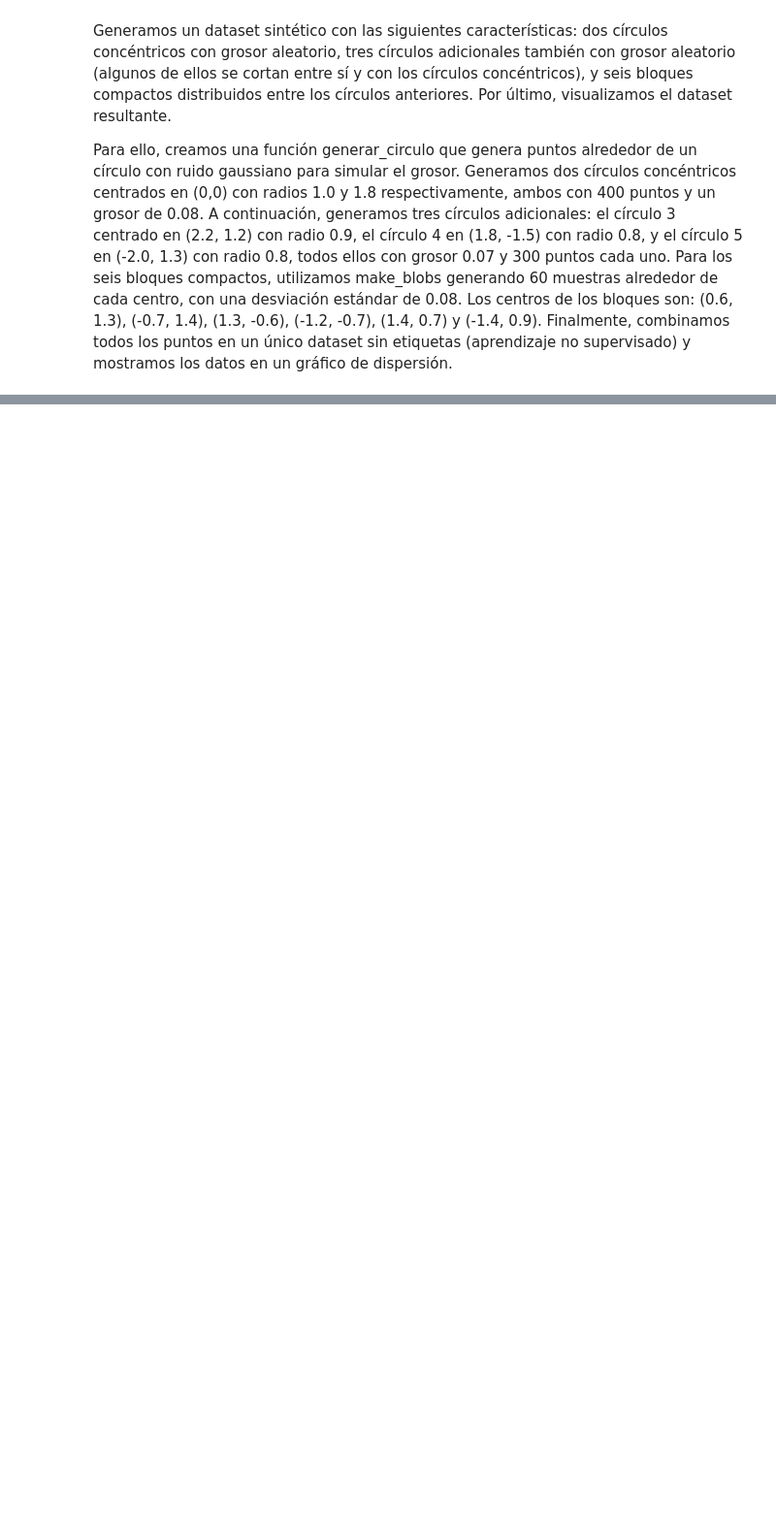
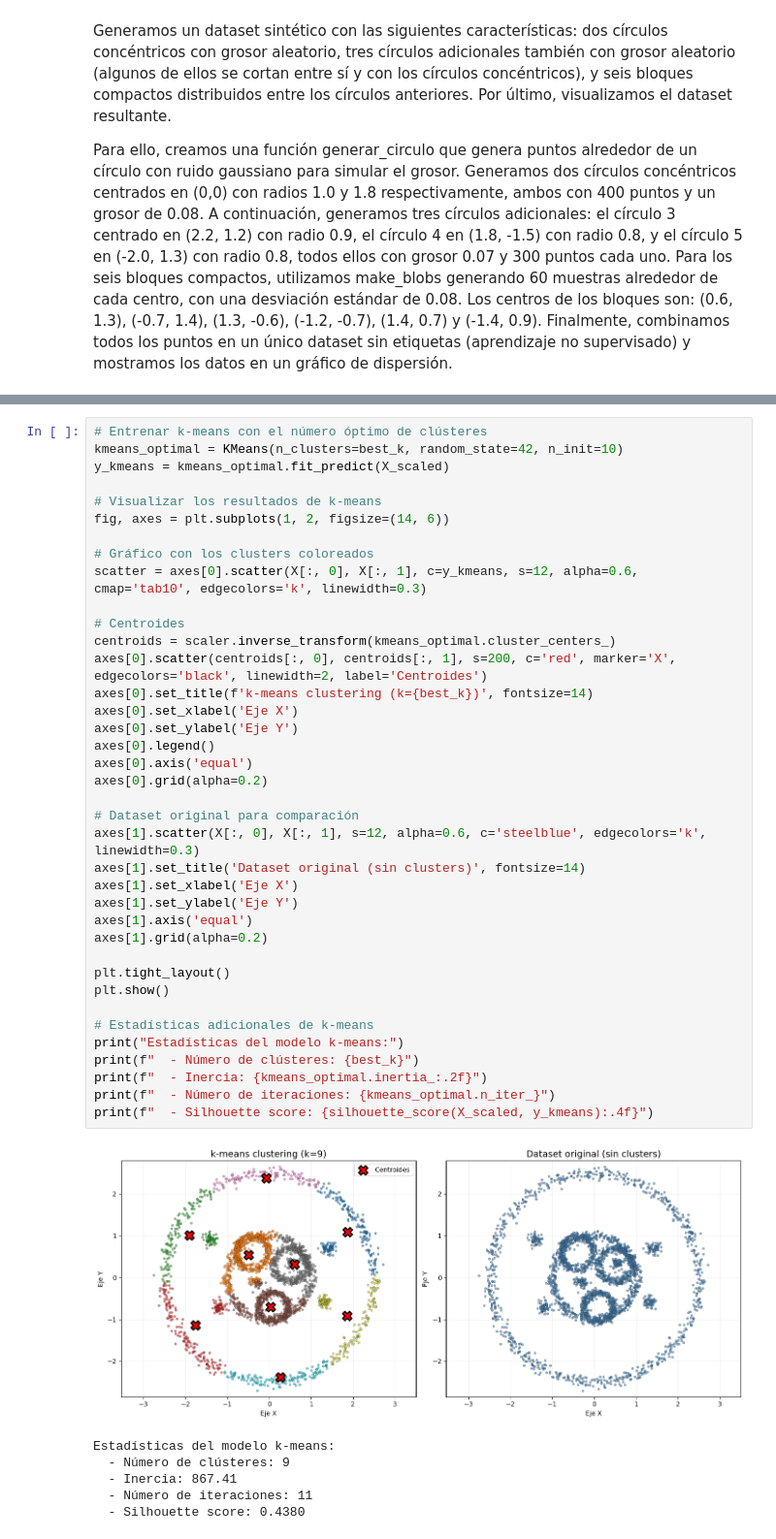
Before and after one commit to alex-rubino-fernandez/machine-learning-activities, a Jupyter notebook: act2-unsupervised-clustering/gcd_aa2_act2_alex_rubino.ipynb, the cells around one changed output, grey strips where cells are left out. Shown at 97% size. Drawn from its saved outputs; the diff is of its cells as text; blank space fills up the shorter version.

```diff
--- a/act2-unsupervised-clustering/gcd_aa2_act2_alex_rubino.ipynb
+++ b/act2-unsupervised-clustering/gcd_aa2_act2_alex_rubino.ipynb
@@ -205,0 +176,45 @@ NOTA: Dataset sin etiquetas (aprendizaje no supervisado)
+# %%
+# Entrenar k-means con el número óptimo de clústeres
+kmeans_optimal = KMeans(n_clusters=best_k, random_state=42, n_init=10)
+y_kmeans = kmeans_optimal.fit_predict(X_scaled)
+
+# Visualizar los resultados de k-means
+fig, axes = plt.subplots(1, 2, figsize=(14, 6))
+
+# Gráfico con los clusters coloreados
+scatter = axes[0].scatter(X[:, 0], X[:, 1], c=y_kmeans, s=12, alpha=0.6, cmap='tab10', edgecolors='k', linewidth=0.3)
+
+# Centroides
+centroids = scaler.inverse_transform(kmeans_optimal.cluster_centers_)
+axes[0].scatter(centroids[:, 0], centroids[:, 1], s=200, c='red', marker='X', edgecolors='black', linewidth=2, label='Centroides')
+axes[0].set_title(f'k-means clustering (k={best_k})', fontsize=14)
+axes[0].set_xlabel('Eje X')
+axes[0].set_ylabel('Eje Y')
+axes[0].legend()
+axes[0].axis('equal')
+axes[0].grid(alpha=0.2)
+
+# Dataset original para comparación
+axes[1].scatter(X[:, 0], X[:, 1], s=12, alpha=0.6, c='steelblue', edgecolors='k', linewidth=0.3)
+axes[1].set_title('Dataset original (sin clusters)', fontsize=14)
+axes[1].set_xlabel('Eje X')
+axes[1].set_ylabel('Eje Y')
+axes[1].axis('equal')
+axes[1].grid(alpha=0.2)
+
+plt.tight_layout()
+plt.show()
+
+# Estadísticas adicionales de k-means
+print("Estadísticas del modelo k-means:")
+print(f"  - Número de clústeres: {best_k}")
+print(f"  - Inercia: {kmeans_optimal.inertia_:.2f}")
+print(f"  - Número de iteraciones: {kmeans_optimal.n_iter_}")
+print(f"  - Silhouette score: {silhouette_score(X_scaled, y_kmeans):.4f}")
+# %% [output]
+[figure, added]
+Estadísticas del modelo k-means:
+  - Número de clústeres: 9
+  - Inercia: 867.41
+  - Número de iteraciones: 11
+  - Silhouette score: 0.4380
```
Also changed, not shown: parts of 11 cells of this notebook.
